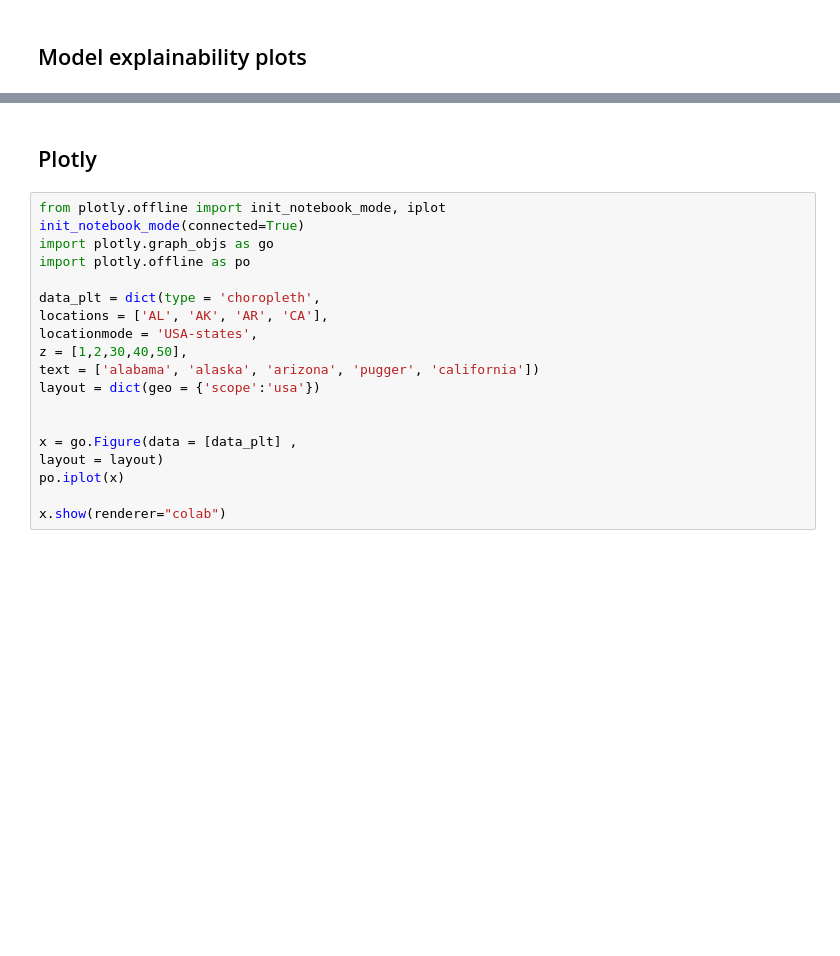
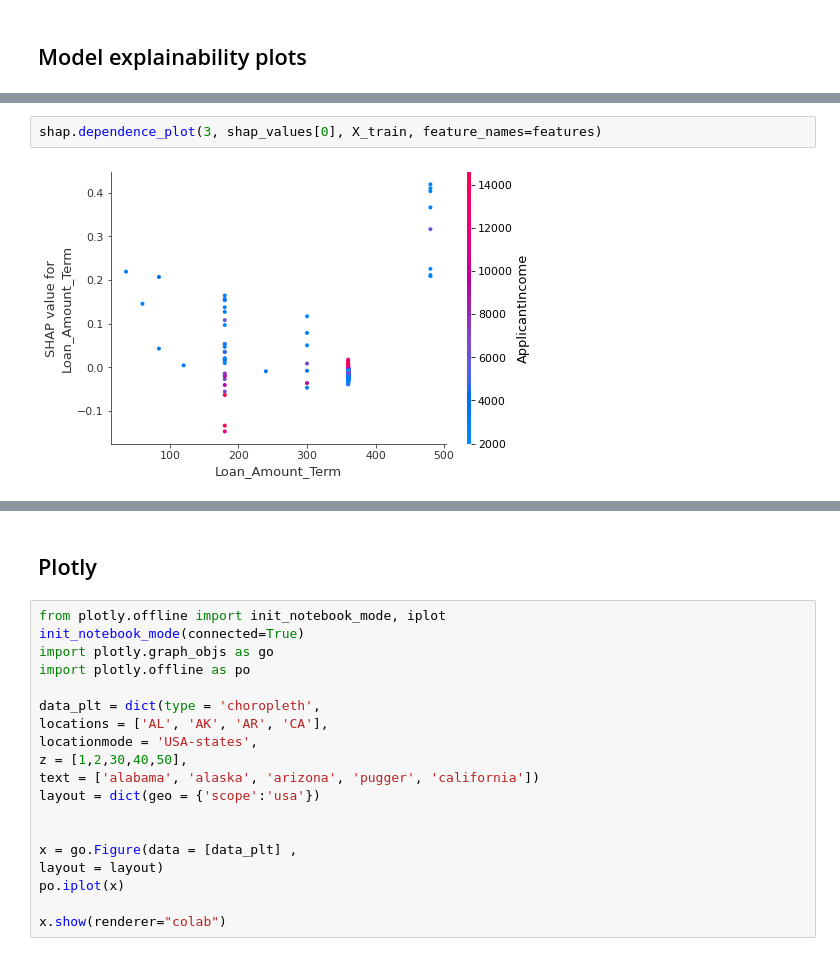
Before and after one commit to sohomghosh/Data_Visualization_FDP, a Jupyter notebook: CaseStudy_1_DataVisualization.ipynb, the cells around one changed output, grey strips where cells are left out. Drawn from its saved outputs; the diff is of its cells as text; blank space fills up the shorter version.

```diff
--- a/CaseStudy_1_DataVisualization.ipynb
+++ b/CaseStudy_1_DataVisualization.ipynb
@@ -446,0 +467,4 @@ ddf
+# %%
+shap.dependence_plot(3, shap_values[0], X_train, feature_names=features)
+# %% [output]
+[figure, added]
```
Also changed, not shown: parts of 10 cells of this notebook.
